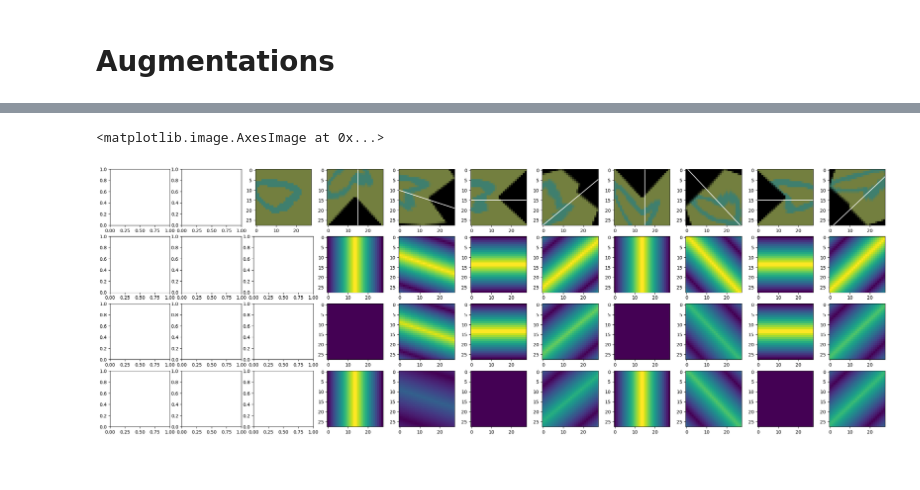
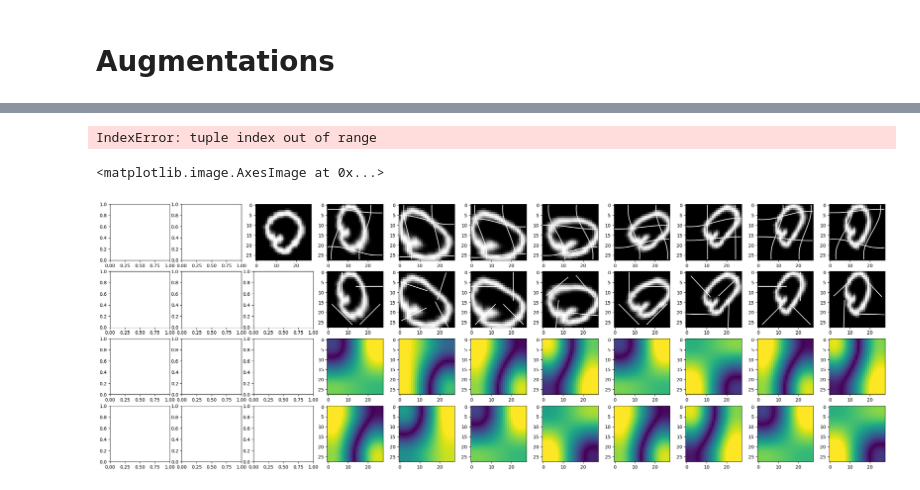
Before and after one commit to martinio1448/SCAFFOLD-PyTorch, a Jupyter notebook: src/read.ipynb, the cells around one changed output, grey strips where cells are left out. Drawn from its saved outputs; the diff is of its cells as text; code cells hidden in the pictures.

```diff
--- a/src/read.ipynb
+++ b/src/read.ipynb
@@ -255,16 +390,14 @@ class DultiConcatDataset(Dataset[T_co]):
 device = "cuda:0"
 
 data_transforms = transforms.Compose([
-    CyclicTorchDeform(epoch= 19, cycle= 120, img_size=(28,28), stretch_intensity=0.35, device=device),
-    # transforms.Normalize(mean= 0, std=1),
+    CyclicTorchDeform(epoch= 19, cycle= 120, img_size=(28,28), stretch_intensity=0.2, device=device, control_points=(2,2)),
     CycleColor(epoch = 25, cycle= 80, tolerance=0.1, device=device),
-    # transforms.Normalize(mean= 0, std=1),
-    # transforms.ToTensor()
+    transforms.Normalize(mean=(0.3798, 0.3760, 0.3695) , std=(0.0461, 0.0469, 0.0455)),
 ])
 
 train_data = [CudaDataset(_set["train"], device=device) for _set in t[1:]]
 print(len(train_data))
-aug_set = AugSet(DultiConcatDataset(train_data), data_transforms)
+aug_set = AugSet(DultiConcatDataset(train_data, device=device), data_transforms)
 samp = BatchSampler(RandomSampler(aug_set), 5000, drop_last=False)
 # aug_loader =  DataLoader(au
 
@@ -273,7 +406,7 @@ fig, axs = plt.subplots(1,20, figsize=(30,10))
 print(len(aug_set))
 for batch_num, idx in enumerate(samp):
     xs,ys=aug_set[idx]
-    print(xs.shape)
+    # print(xs.shape)
     x=xs[5]
     pic = x.to("cpu").permute(1, 2, 0).numpy()
     normalized = (pic - np.min(pic))/np.ptp(pic)
@@ -410,6 +417,8 @@ class CycleColor:
 # %%
-tensor_pic = t[0]["train"][0][0]
+tensor_pic = t[0]["train"][0][3]
 numpy_pic = tensor_pic.permute(1, 2, 0).numpy()
+# %% [output]
+IndexError: tuple index out of range
 # %%
 def color_and_normalize(pic, background_hue, digit_hue, intensity_tolerance):
     background_mask = (pic < pic.min()+intensity_tolerance) & (pic > pic.min()-intensity_tolerance)
@@ -459,26 +524,27 @@ def cyclic_deform(sample, epoch, cycle, img_size, axs=None, axs_index=None):
 
     return deformed.permute((1,2,0)).numpy()
 # %%
-out_pic = x
+out_pic = tensor_pic
 # mask = out_pic == out_pic.min()
 # out_pic[mask] = out_pic.max()
 
-deform_grid = (28,28)
+pic_size = (28,28)
+deform_grid_shape = (2,2)
 
 intensity_tolerance = 500
 line, axs = plt.subplots(4,11, figsize=(30,10))
 # axs[0, 0].imshow(color_and_normalize(out_pic, 50, 300, intensity_tolerance))
 # axs[0, 1].imshow(color_and_normalize(out_pic, 0, 120, intensity_tolerance))
 # axs[2].imshow(color_and_normalize(out_pic, 180, 270, intensity_tolerance))
 axs[0, 2].imshow(out_pic.permute((1,2,0)).numpy(), cmap="gray")
-axs[0, 3].imshow(cyclic_deform(out_pic, 0, 100, deform_grid, axs, 3), cmap="gray")
-axs[0, 4].imshow(cyclic_deform(out_pic, 20, 100, deform_grid, axs, 4), cmap="gray")
-axs[0, 5].imshow(cyclic_deform(out_pic, 25, 100, deform_grid, axs, 5), cmap="gray")
-axs[0, 6].imshow(cyclic_deform(out_pic, 36, 100, deform_grid, axs, 6), cmap="gray")
-axs[0, 7].imshow(cyclic_deform(out_pic, 50, 100, deform_grid, axs, 7), cmap="gray")
-axs[0, 8].imshow(cyclic_deform(out_pic, 62, 100, deform_grid, axs, 8), cmap="gray")
-axs[0, 9].imshow(cyclic_deform(out_pic, 75, 100, deform_grid, axs, 9), cmap="gray")
-axs[0, 10].imshow(cyclic_deform(out_pic, 87, 100, deform_grid, axs, 10), cmap="gray")
+axs[0, 3].imshow(cyclic_deform(out_pic, 0, 100, deform_grid_shape, pic_size, axs, 3), cmap="gray")
+axs[0, 4].imshow(cyclic_deform(out_pic, 20, 100, deform_grid_shape, pic_size, axs, 4), cmap="gray")
+axs[0, 5].imshow(cyclic_deform(out_pic, 25, 100, deform_grid_shape, pic_size, axs, 5), cmap="gray")
+axs[0, 6].imshow(cyclic_deform(out_pic, 36, 100, deform_grid_shape, pic_size, axs, 6), cmap="gray")
+axs[0, 7].imshow(cyclic_deform(out_pic, 50, 100, deform_grid_shape, pic_size, axs, 7), cmap="gray")
+axs[0, 8].imshow(cyclic_deform(out_pic, 62, 100, deform_grid_shape, pic_size, axs, 8), cmap="gray")
+axs[0, 9].imshow(cyclic_deform(out_pic, 75, 100, deform_grid_shape, pic_size, axs, 9), cmap="gray")
+axs[0, 10].imshow(cyclic_deform(out_pic, 87, 100, deform_grid_shape, pic_size, axs, 10), cmap="gray")
 # %% [output]
 <matplotlib.image.AxesImage at 0x...>
-[figure, old version]
+[figure, new version]
```
Also changed, not shown: parts of 9 cells of this notebook, 9 other files.
